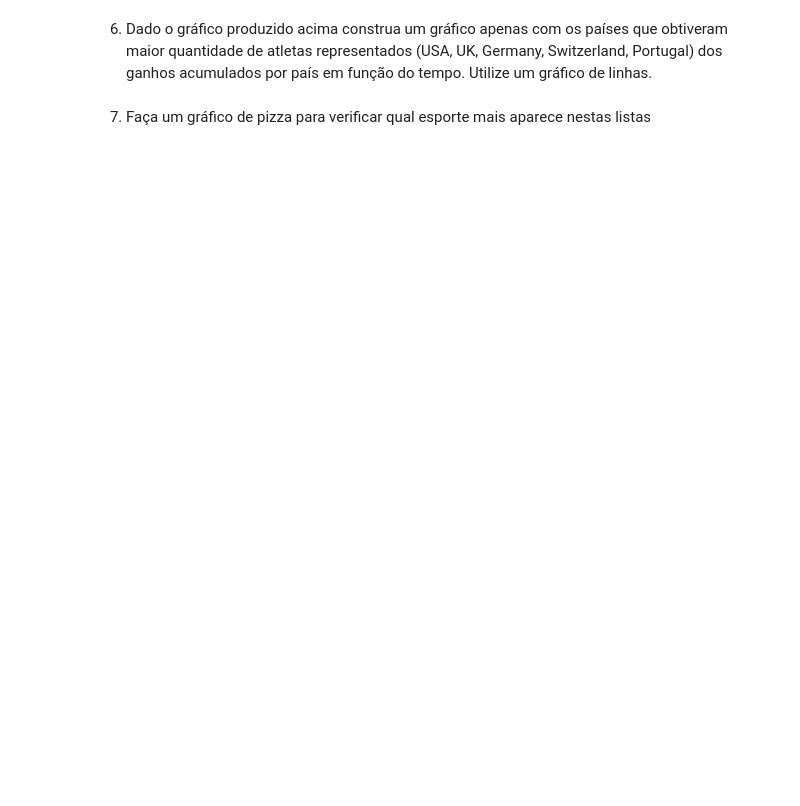
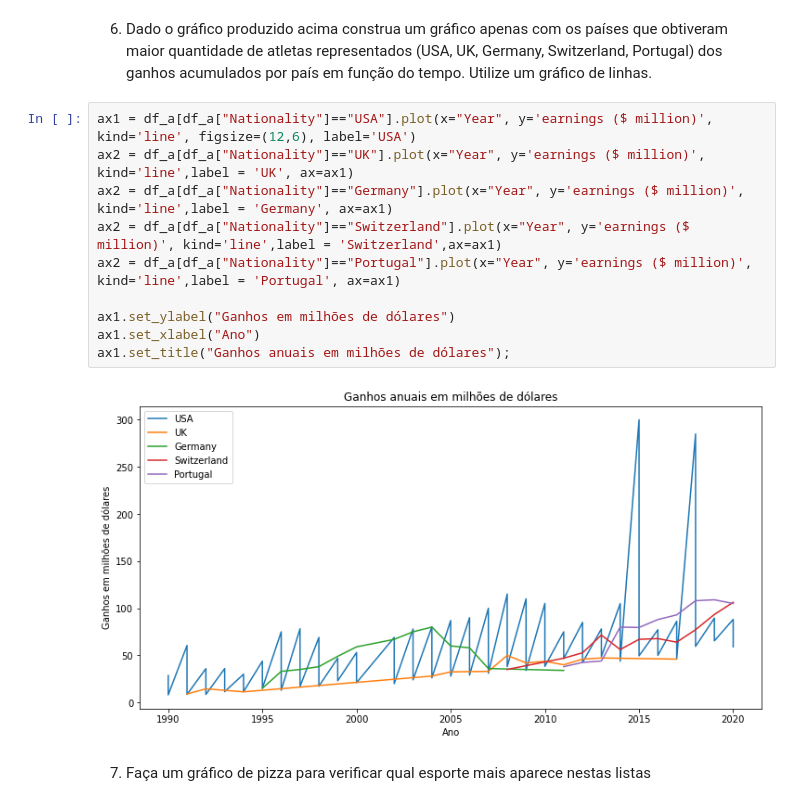
Before and after one commit to joaopasini/letscode_repository, a Jupyter notebook: Módulo 5 - Técnicas de Programação II - Python/Aulas/Aula 2 - Continuação Gráficos com Pandas.ipynb, the cells around one changed output. Drawn from its saved outputs; the diff is of its cells as text; blank space fills up the shorter version.

```diff
--- a/Módulo 5 - Técnicas de Programação II - Python/Aulas/Aula 2 - Continuação Gráficos com Pandas.ipynb
+++ b/Módulo 5 - Técnicas de Programação II - Python/Aulas/Aula 2 - Continuação Gráficos com Pandas.ipynb
@@ -264,4 +304,16 @@ df_a.groupby("Name", as_index=False).mean().sort_values('earnings ($ million)')
 # %% [markdown]
 6) Dado o gráfico produzido acima construa um gráfico apenas com os países que obtiveram maior quantidade de atletas representados (USA, UK, Germany, Switzerland, Portugal) dos ganhos acumulados por país em função do tempo. Utilize um gráfico de linhas.
+# %%
+ax1 = df_a[df_a["Nationality"]=="USA"].plot(x="Year", y='earnings ($ million)', kind='line', figsize=(12,6), label='USA')
+ax2 = df_a[df_a["Nationality"]=="UK"].plot(x="Year", y='earnings ($ million)', kind='line',label = 'UK', ax=ax1)
+ax2 = df_a[df_a["Nationality"]=="Germany"].plot(x="Year", y='earnings ($ million)', kind='line',label = 'Germany', ax=ax1)
+ax2 = df_a[df_a["Nationality"]=="Switzerland"].plot(x="Year", y='earnings ($ million)', kind='line',label = 'Switzerland',ax=ax1)
+ax2 = df_a[df_a["Nationality"]=="Portugal"].plot(x="Year", y='earnings ($ million)', kind='line',label = 'Portugal', ax=ax1)
+
+ax1.set_ylabel("Ganhos em milhões de dólares")
+ax1.set_xlabel("Ano")
+ax1.set_title("Ganhos anuais em milhões de dólares");
+# %% [output]
+[figure, added]
 # %% [markdown]
 7) Faça um gráfico de pizza para verificar qual esporte mais aparece nestas listas
```
Also changed, not shown: parts of 18 cells of this notebook.
